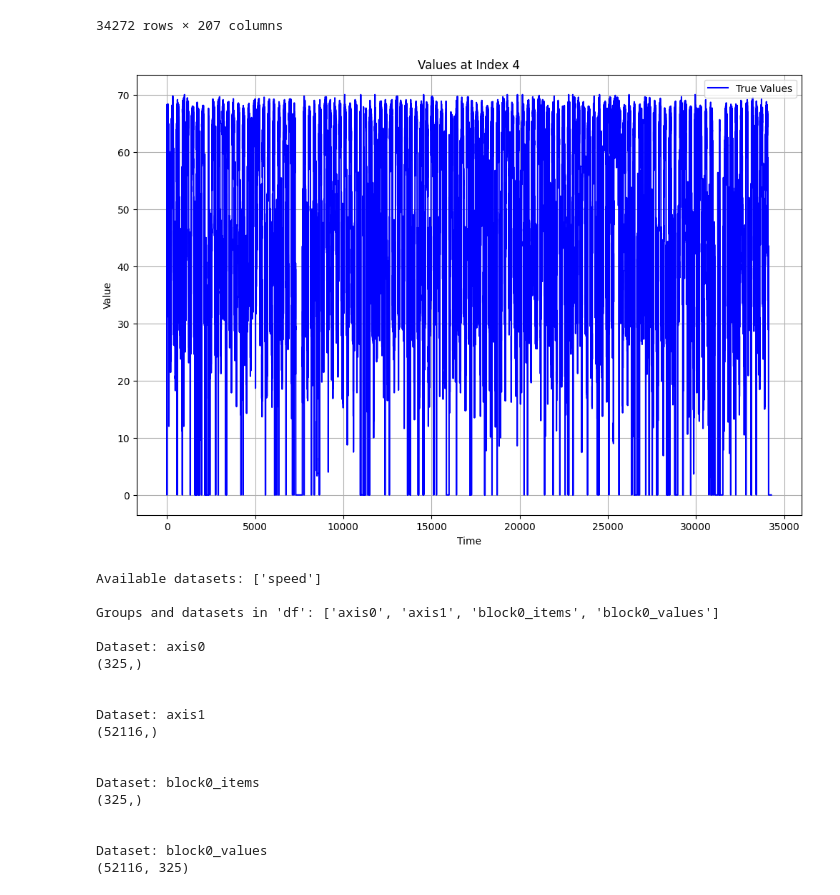
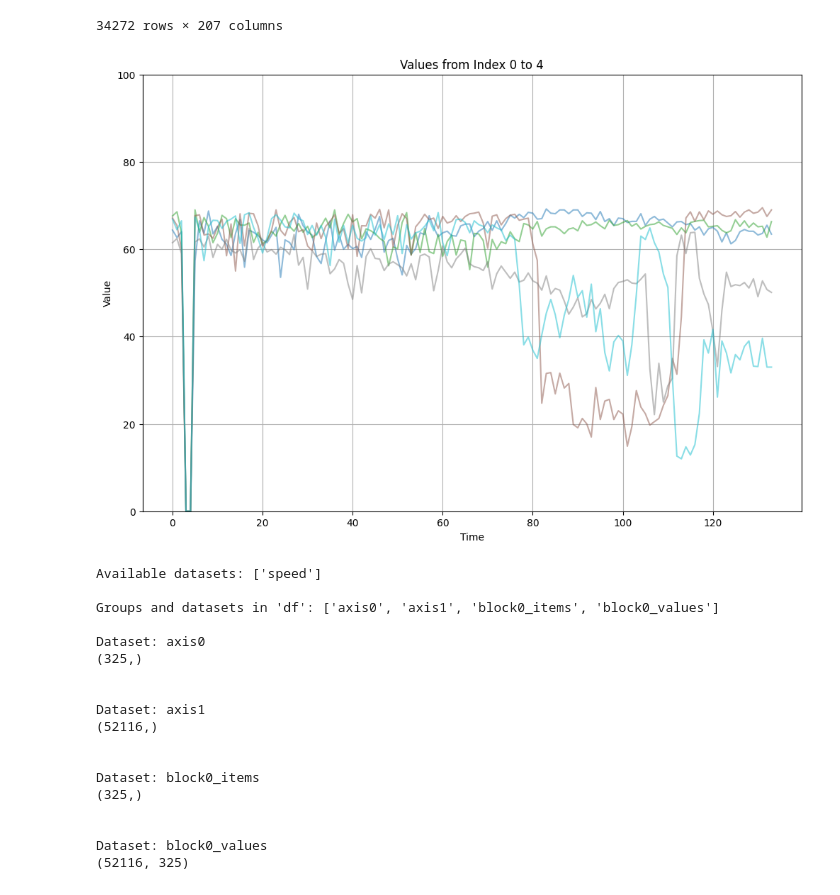
Before and after one commit to Shintaro0105/STdata_prediction, a Jupyter notebook: src/LGnet/vis_data.ipynb, the cells around one changed output. Cells and saved outputs as stored; diff of their text form; code cells hidden in the pictures.

```diff
--- a/src/LGnet/vis_data.ipynb
+++ b/src/LGnet/vis_data.ipynb
@@ -139,10 +139,10 @@ df
 | 1340841000000000000 | 66.750000 | 62.250000 | 66.000000 | 59.625000 | 0.000000 | 53.000000 | 64.285714 | 64.125000 | 60.875000 | ... |
 | 1340841300000000000 | 65.111111 | 66.888889 | 66.777778 | 61.222222 | 0.000000 | 49.555556 | 65.777778 | 65.111111 | 63.000000 | ... |
 34272 rows × 207 columns
-# %%
-plot_praph(df, 4)
-# %% [output]
-[figure, removed]
+# %%
+plot_graph(np.array_split(df, 256)[0], 0, 4)
+# %% [output]
+[figure, added]
 # %%
 # ファイルのパス
 file_path = '/workspaces/STdata_prediction/src/LGnet/input/pems-bay.h5'
```
Also changed, not shown: parts of 8 cells of this notebook, 9 other files.
